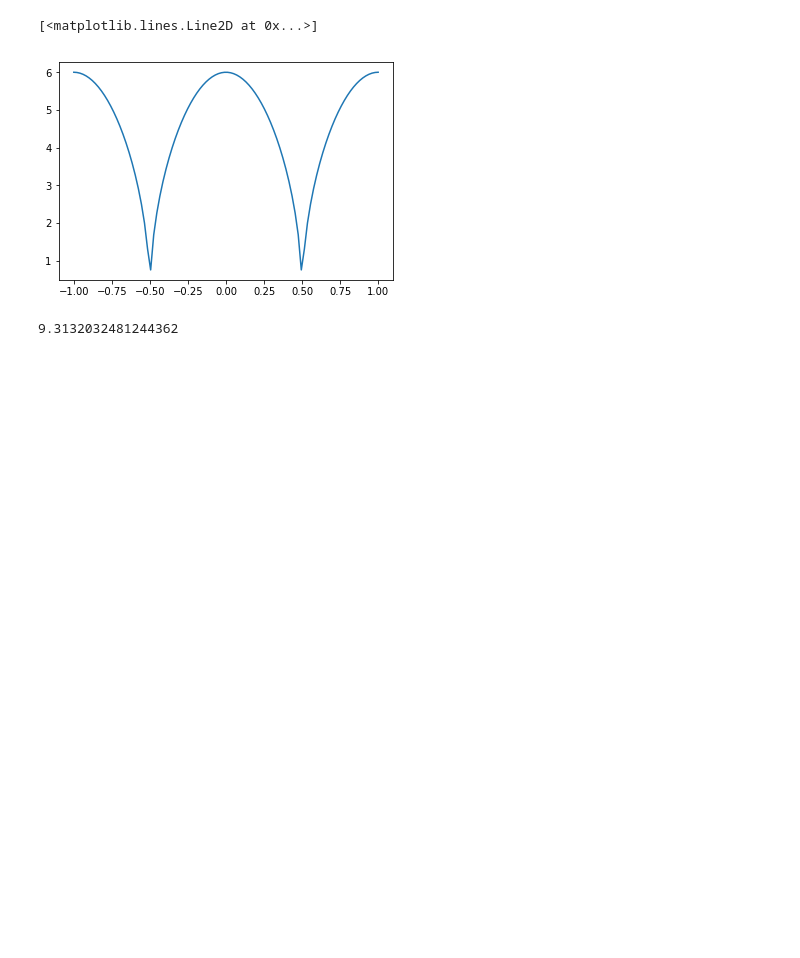
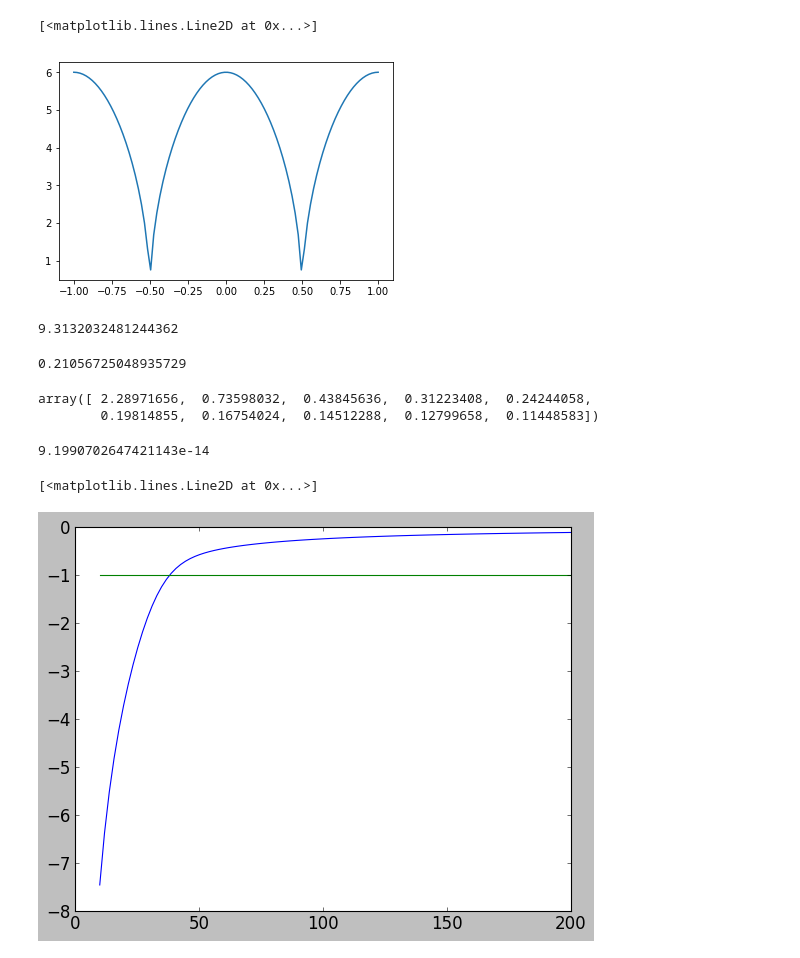
Before and after one commit to vdrhtc/Xmons, a Jupyter notebook: Qutip/CPB cQED.ipynb, the cells around one changed output. Saved outputs shown, nothing was run; the diff lists cells and outputs as text; code cells hidden in the pictures; blank space fills up the shorter version.

```diff
--- a/Qutip/CPB cQED.ipynb
+++ b/Qutip/CPB cQED.ipynb
@@ -515,0 +524,29 @@ coeff = (78.5-32.5)/(78.5-9.7)
+# %%
+C_q = 90e-15
+# %%
+E_C()
+# %% [output]
+0.21056725048935729
+# %%
+1/(E_J_E_Cs/E_J())
+# %% [output]
+array([ 2.28971656,  0.73598032,  0.43845636,  0.31223408,  0.24244058,
+        0.19814855,  0.16754024,  0.14512288,  0.12799658,  0.11448583])
+# %%
+e**2/E_C()/h/2/1e9
+# %% [output]
+9.1990702647421143e-14
+# %%
+E_J_E_Cs = linspace(10, 200, 100)
+C_qs = e**2*(E_J_E_Cs/E_J())/h/2/1e9
+energies = []
+for C_q in C_qs:
+    evals, evecs = H_q_isolated().eigenstates()
+    energies.append(evals)
+energies = array(energies)
+# %%
+plot(E_J_E_Cs, energies[:, 2] - 2*energies[:, 1]+energies[:,0])
+plot(E_J_E_Cs, -ones_like(E_J_E_Cs))
+# %% [output]
+[<matplotlib.lines.Line2D at 0x...>]
+[figure, added]
```
Also changed, not shown: parts of 9 cells of this notebook, 20 other files.
